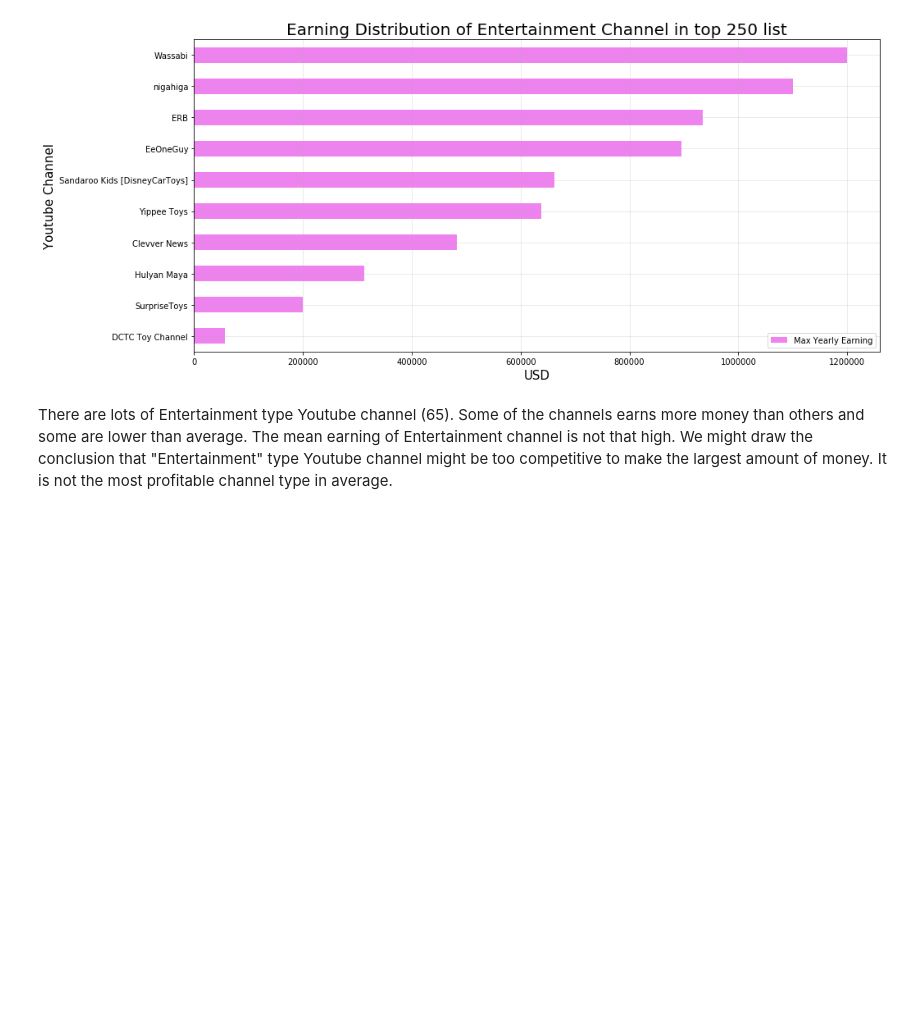
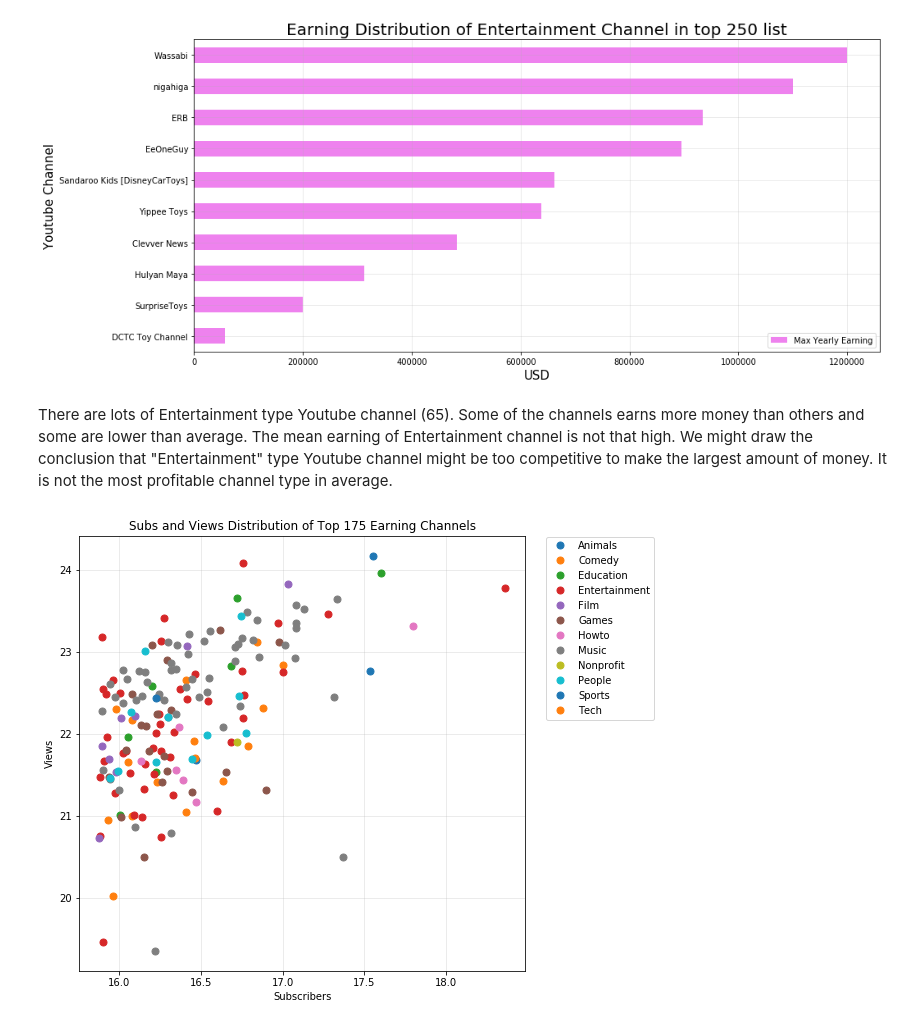
Before and after one commit to gillian850413/Final_Project, a Jupyter notebook: IS590PR_Final_Project_Part1.ipynb, the cells around one changed output. Drawn from its saved outputs; the diff is of its cells as text; code cells hidden in the pictures; blank space fills up the shorter version.

```diff
--- a/IS590PR_Final_Project_Part1.ipynb
+++ b/IS590PR_Final_Project_Part1.ipynb
@@ -235,3 +235,22 @@ youtubeChannelEarning(entertainmentViews_tail, 'Entertainment')
 [figure]
 # %% [markdown]
 There are lots of Entertainment type Youtube channel (65). Some of the channels earns more money than others and some are lower than average. The mean earning of Entertainment channel is not that high. We might draw the conclusion that "Entertainment" type Youtube channel might be too competitive to make the largest amount of money. It is not the most profitable channel type in average.
+# %%
+top250_subs_df = top250_subs_df.sort_values(by='Max Yearly Earning',ascending=False)
+df1 = top250_subs_df[:175]
+df2 = top250_subs_df[176:]
+df3 = top250_subs_df
+# %%
+fig, ax = plt.subplots(figsize=(8, 8))
+categories = df1.groupby('Category')
+for name, cate in categories:
+    ax.plot(np.log(cate.Subscribers), np.log(cate.Views), marker='o', linestyle='', ms=7, label=name)
+
+plt.title('Subs and Views Distribution of Top 175 Earning Channels', fontsize=12)
+ax.set_xlabel('Subscribers')
+ax.set_ylabel('Views')
+plt.grid(axis='both', alpha=.3)
+plt.legend(bbox_to_anchor=(1.3, 1.01))
+plt.show()
+# %% [output]
+[figure, added]
```
Also changed, not shown: parts of 3 cells of this notebook.
